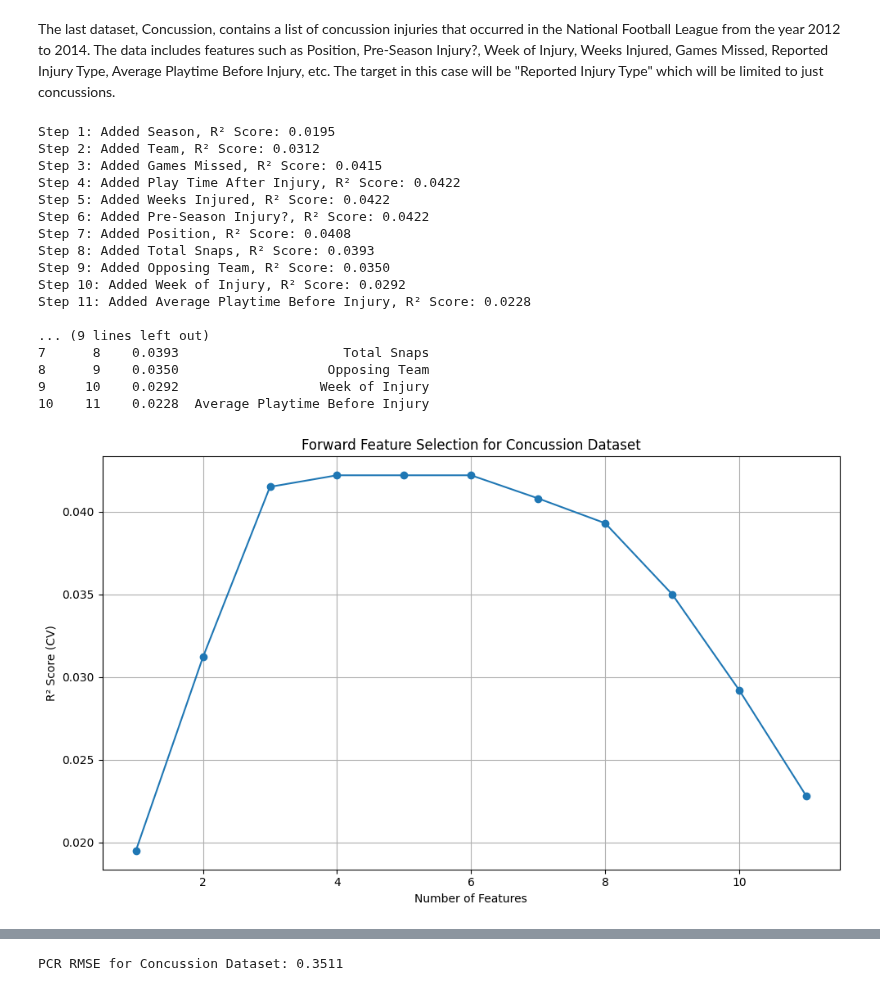
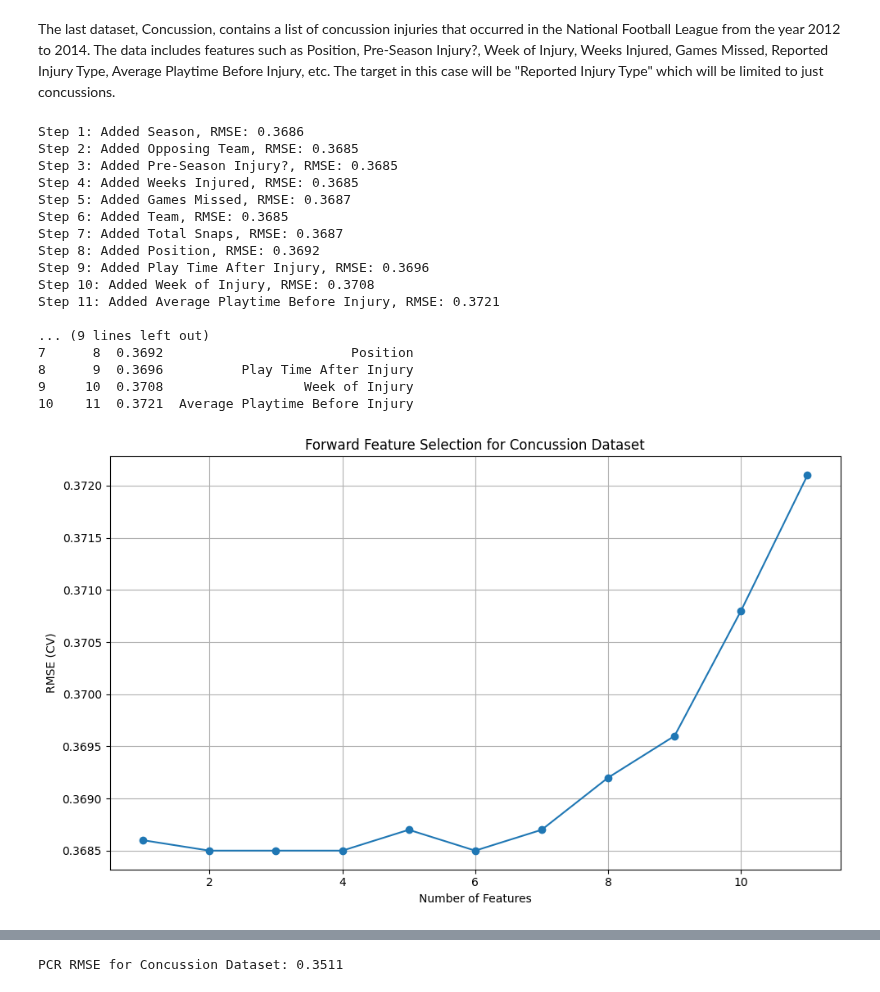
Before and after one commit to hnm15/capstone, a Jupyter notebook: Wk3-JupyterNotebook-Metcalf.ipynb, the cells around one changed output, grey strips where cells are left out. Drawn from its saved outputs; the diff is of its cells as text; code cells hidden in the pictures.

```diff
--- a/Wk3-JupyterNotebook-Metcalf.ipynb
+++ b/Wk3-JupyterNotebook-Metcalf.ipynb
@@ -316,36 +318,36 @@ y = y_train
 
 selected_features = []
 remaining_features = list(X.columns)
-r2_scores = []
+rmse_scores = []
 
 while remaining_features:
     scores = []
     for feature in remaining_features:
         current_features = selected_features + [feature]
-        score = cross_val_score(model, X[current_features], y, cv=5, scoring='r2').mean()
+        score = -cross_val_score(model, X[current_features], y, cv=5, scoring='neg_root_mean_squared_error').mean()
         scores.append((score, feature))
 
-    scores.sort(reverse=True)
+    scores.sort()
     best_score, best_feature = scores[0]
 
     selected_features.append(best_feature)
     remaining_features.remove(best_feature)
-    r2_scores.append(round(best_score, 4))
-    print(f"Step {len(selected_features)}: Added {best_feature}, R² Score: {best_score:.4f}")
+    rmse_scores.append(round(best_score, 4))
+    print(f"Step {len(selected_features)}: Added {best_feature}, RMSE: {best_score:.4f}")
 
 results_df_injury_record = pd.DataFrame({
-    "Step": range(1, len(r2_scores) + 1),
-    "R² Score": r2_scores,
+    "Step": range(1, len(rmse_scores) + 1),
+    "RMSE": rmse_scores,
     "Feature Added": selected_features
 })
 
-print("\nR² Score Table:")
+print("\nRMSE Score Table:")
 print(results_df_injury_record)
 
 plt.figure(figsize=(10, 6))
-plt.plot(results_df_injury_record["Step"], results_df_injury_record["R² Score"], marker='o')
+plt.plot(results_df_injury_record["Step"], results_df_injury_record["RMSE"], marker='o')
 plt.xlabel("Number of Features")
-plt.ylabel("R² Score (CV)")
+plt.ylabel("RMSE (CV)")
 plt.title("Forward Feature Selection for Injury Record Dataset")
 plt.grid(True)
 plt.tight_layout()
@@ -523,64 +527,69 @@ X_train, X_test, y_train, y_test = train_test_split(X_concussion, y_concussion,
 scaler = StandardScaler()
 X_train_scaled = scaler.fit_transform(X_train)
 # %%
-# Playlist Forward Feature Selection
+# Concussion Forward Feature Selection
+from sklearn.linear_model import LinearRegression
+from sklearn.model_selection import cross_val_score
+import pandas as pd
+import matplotlib.pyplot as plt
+
 model = LinearRegression()
 X = pd.DataFrame(X_train_scaled, columns=X_concussion.columns)
 y = y_train
 
 selected_features = []
 remaining_features = list(X.columns)
-r2_scores = []
+rmse_scores = []
 
 while remaining_features:
     scores = []
     for feature in remaining_features:
         current_features = selected_features + [feature]
-        score = cross_val_score(model, X[current_features], y, cv=5, scoring='r2').mean()
+        score = -cross_val_score(model, X[current_features], y, cv=5, scoring='neg_root_mean_squared_error').mean()
         scores.append((score, feature))
 
-    scores.sort(reverse=True)
+    scores.sort()
     best_score, best_feature = scores[0]
 
     selected_features.append(best_feature)
     remaining_features.remove(best_feature)
-    r2_scores.append(round(best_score, 4))
-    print(f"Step {len(selected_features)}: Added {best_feature}, R² Score: {best_score:.4f}")
+    rmse_scores.append(round(best_score, 4))
+    print(f"Step {len(selected_features)}: Added {best_feature}, RMSE: {best_score:.4f}")
 
 results_df_concussion = pd.DataFrame({
-    "Step": range(1, len(r2_scores) + 1),
-    "R² Score": r2_scores,
+    "Step": range(1, len(rmse_scores) + 1),
+    "RMSE": rmse_scores,
     "Feature Added": selected_features
 })
 
-print("\nR² Score Table:")
+print("\nRMSE Score Table:")
 print(results_df_concussion)
 
 plt.figure(figsize=(10, 6))
-plt.plot(results_df_concussion["Step"], results_df_concussion["R² Score"], marker='o')
+plt.plot(results_df_concussion["Step"], results_df_concussion["RMSE"], marker='o')
 plt.xlabel("Number of Features")
-plt.ylabel("R² Score (CV)")
+plt.ylabel("RMSE (CV)")
 plt.title("Forward Feature Selection for Concussion Dataset")
 plt.grid(True)
 plt.tight_layout()
 plt.show()
 # %% [output]
-Step 1: Added Season, R² Score: 0.0195
-Step 2: Added Team, R² Score: 0.0312
-Step 3: Added Games Missed, R² Score: 0.0415
-Step 4: Added Play Time After Injury, R² Score: 0.0422
-Step 5: Added Weeks Injured, R² Score: 0.0422
-Step 6: Added Pre-Season Injury?, R² Score: 0.0422
-Step 7: Added Position, R² Score: 0.0408
-Step 8: Added Total Snaps, R² Score: 0.0393
-Step 9: Added Opposing Team, R² Score: 0.0350
-Step 10: Added Week of Injury, R² Score: 0.0292
-Step 11: Added Average Playtime Before Injury, R² Score: 0.0228
+Step 1: Added Season, RMSE: 0.3686
+Step 2: Added Opposing Team, RMSE: 0.3685
+Step 3: Added Pre-Season Injury?, RMSE: 0.3685
+Step 4: Added Weeks Injured, RMSE: 0.3685
+Step 5: Added Games Missed, RMSE: 0.3687
+Step 6: Added Team, RMSE: 0.3685
+Step 7: Added Total Snaps, RMSE: 0.3687
+Step 8: Added Position, RMSE: 0.3692
+Step 9: Added Play Time After Injury, RMSE: 0.3696
+Step 10: Added Week of Injury, RMSE: 0.3708
+Step 11: Added Average Playtime Before Injury, RMSE: 0.3721
 
 ... (9 lines left out)
-7      8    0.0393                     Total Snaps
-8      9    0.0350                   Opposing Team
-9     10    0.0292                  Week of Injury
-10    11    0.0228  Average Playtime Before Injury
+7      8  0.3692                        Position
+8      9  0.3696          Play Time After Injury
+9     10  0.3708                  Week of Injury
+10    11  0.3721  Average Playtime Before Injury
-[figure, old version]
+[figure, new version]
 # %%
```
Also changed, not shown: parts of 12 cells of this notebook.
